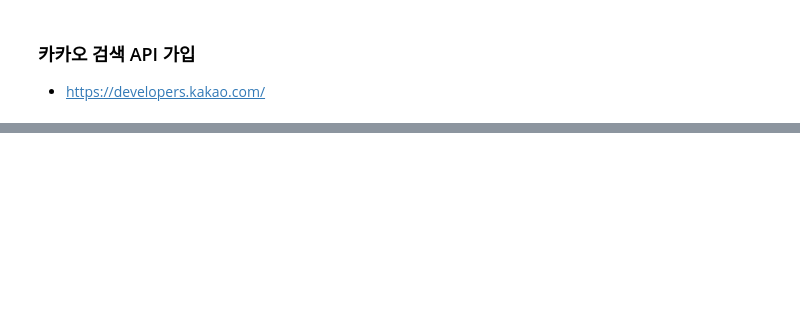
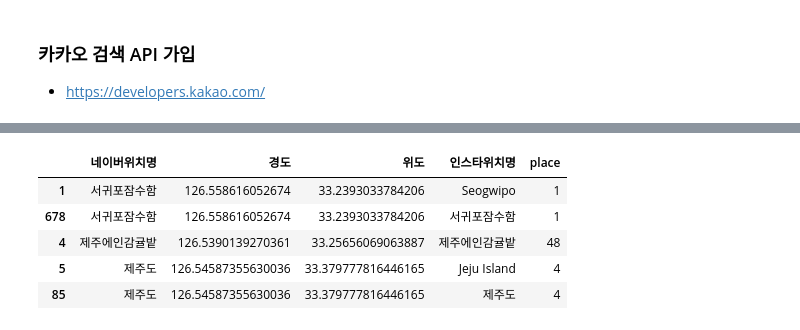
Before and after one commit to Hongbi-Kim/DataAnalysis, a Jupyter notebook: 데이터분석_실무파이썬_강아지/5-2. 지도_시각화.ipynb, the cells around one changed output, grey strips where cells are left out. Drawn from its saved outputs; the diff is of its cells as text; code cells hidden in the pictures; blank space fills up the shorter version.

```diff
--- a/데이터분석_실무파이썬_강아지/5-2. 지도_시각화.ipynb
+++ b/데이터분석_실무파이썬_강아지/5-2. 지도_시각화.ipynb
@@ -61,0 +119,3 @@ locations
+# %%
+data = find_places('제주공항')
+data
@@ -61,0 +190,11 @@ locations
+# %%
+location_data = pd.merge(locations_inform_df, location_counts_df,
+                         how = 'inner', left_on = '네이버위치명', right_index = True)
+location_data.head()
+# %% [output]
+|  | 네이버위치명 | 경도 | 위도 | 인스타위치명 | place |
+| 1 | 서귀포잠수함 | 126.558616052674 | 33.2393033784206 | Seogwipo | 1 |
+| 678 | 서귀포잠수함 | 126.558616052674 | 33.2393033784206 | 서귀포잠수함 | 1 |
+| 4 | 제주에인감귤밭 | 126.5390139270361 | 33.25656069063887 | 제주에인감귤밭 | 48 |
+| 5 | 제주도 | 126.54587355630036 | 33.379777816446165 | Jeju Island | 4 |
+| 85 | 제주도 | 126.54587355630036 | 33.379777816446165 | 제주도 | 4 |
```
Also changed, not shown: parts of 36 cells of this notebook, 2 other files.
